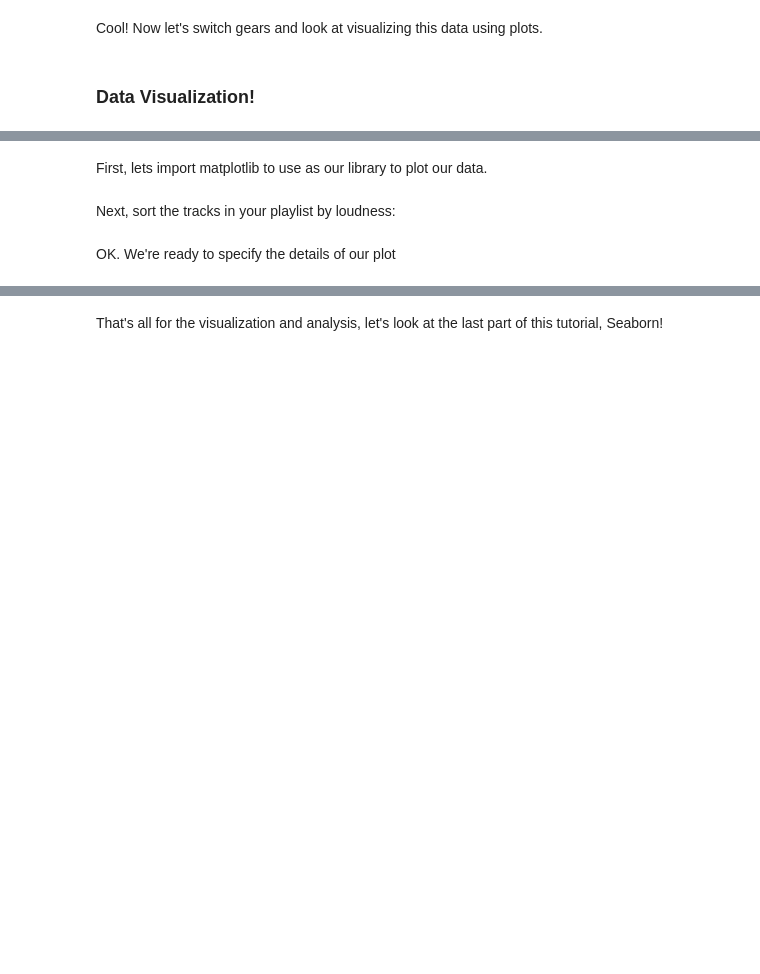
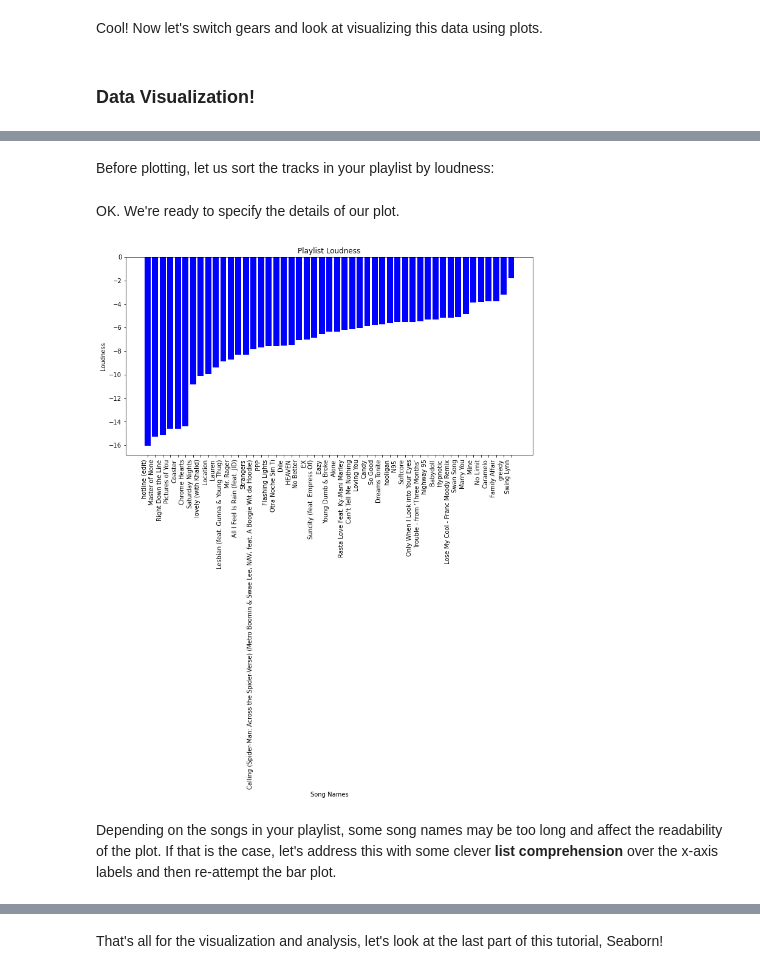
Before and after one commit to HMC-CS123-F23/cs-123-class-project-hannah-amy-daisy, a Jupyter notebook: project.ipynb, the cells around one changed output, grey strips where cells are left out. Drawn from its saved outputs; the diff is of its cells as text; code cells hidden in the pictures; blank space fills up the shorter version.

```diff
--- a/project.ipynb
+++ b/project.ipynb
@@ -276,2 +277,0 @@ Let's try to visualize the data on a scatter plot. For example, we can plot the
-# %% [markdown]
-First, lets import matplotlib to use as our library to plot our data.
@@ -280,23 +278,25 @@ import matplotlib.pyplot as plt
 # %% [markdown]
-Next, sort the tracks in your playlist by loudness:
+Before plotting, let us sort the tracks in your playlist by loudness:
 # %%
 loudness_sorted_df = playlist_df.sort_values(by='loudness')
 # %% [markdown]
-OK. We're ready to specify the details of our plot
+OK. We're ready to specify the details of our plot.
 # %%
-# plot size
+# Plot size
 plt.figure(figsize=(12, 6))
-# type of graph (in this case bar), specifying loudness as subject being graphed and the color
+# Type of graph (in this case, bar), specifying loudness as subject being graphed, and the color
 plt.bar(loudness_sorted_df['name'], loudness_sorted_df['loudness'], color='blue')
-# label the x axis to be track names
+# Label the x axis to be track names
 plt.xlabel('Song Names')
-# and the y to be the loudness
+# And the y to be the loudness
 plt.ylabel('Loudness')
-# give plot a title
+# Give the plot a title
 plt.title('Playlist Loudness')
 # Rotate x-axis labels for better visibility
 plt.xticks(rotation=90, ha='right')
-# design specification
-plt.tight_layout()
 # Show the plot
 plt.show()
+# %% [output]
+[figure, added]
+# %% [markdown]
+Depending on the songs in your playlist, some song names may be too long and affect the readability of the plot. If that is the case, let's address this with some clever **list comprehension** over the x-axis labels and then re-attempt the bar plot.
```
Also changed, not shown: parts of 13 cells of this notebook.
